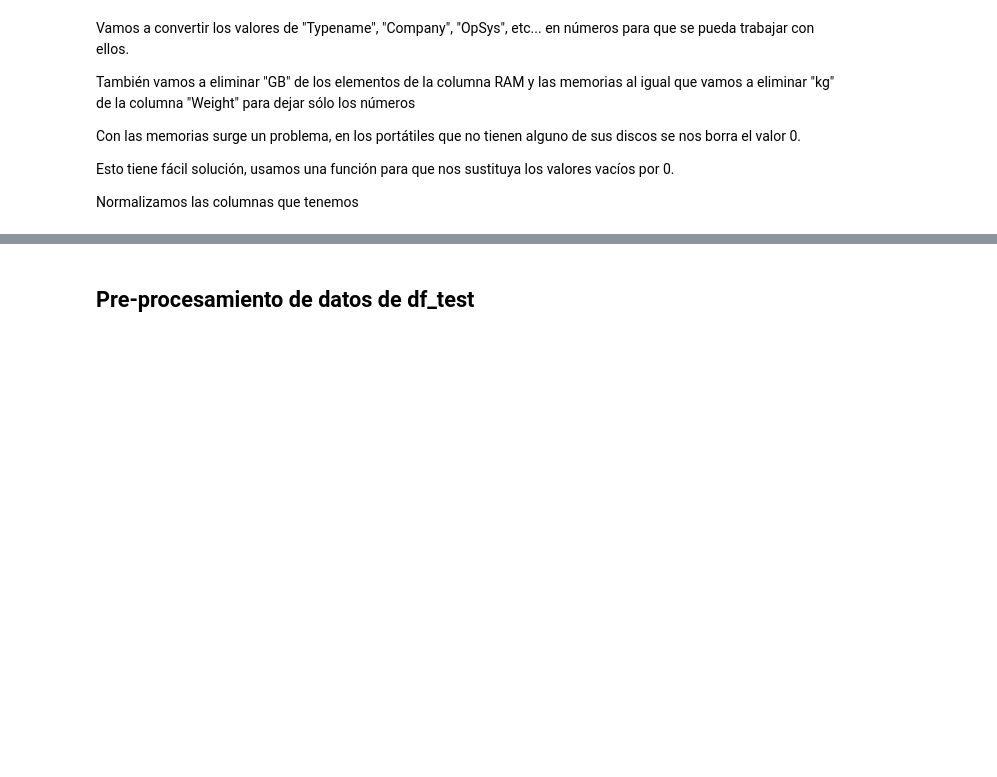
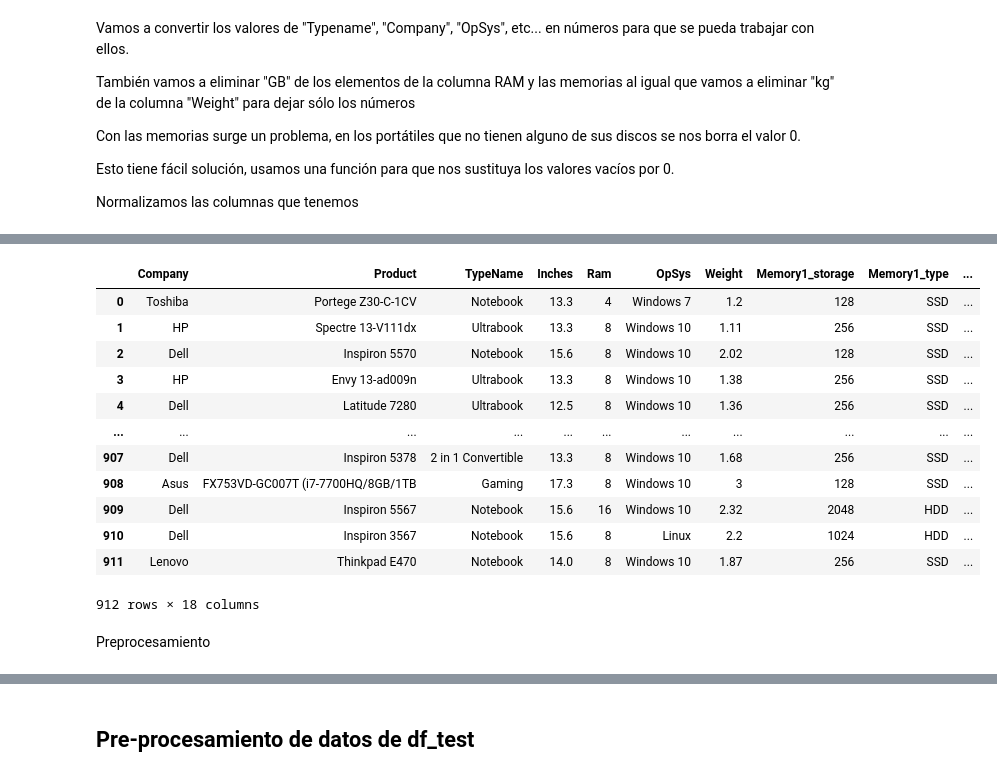
Before and after one commit to w-dan/ML-practica1, a Jupyter notebook: train_test.ipynb, the cells around one changed output, grey strips where cells are left out. Drawn from its saved outputs; the diff is of its cells as text; code cells hidden in the pictures; blank space fills up the shorter version.

```diff
--- a/train_test.ipynb
+++ b/train_test.ipynb
@@ -181,0 +231,24 @@ df_train
+# %%
+prueba = df_train['Gpu'].str.split()
+Gpu_Company = [x[0] for x in prueba]
+Gpu_Model = [" ".join(x[1:]) for x in prueba]
+df_train['Gpu_Company'] = pd.DataFrame(Gpu_Company)
+df_train['Gpu_Model'] = pd.DataFrame(Gpu_Model)
+df_train = df_train.drop('Gpu', axis=1)
+df_train
+# %% [output]
+|  | Company | Product | TypeName | Inches | Ram | OpSys | Weight | Memory1_storage | Memory1_type | ... |
+| 0 | Toshiba | Portege Z30-C-1CV | Notebook | 13.3 | 4 | Windows 7 | 1.2 | 128 | SSD | ... |
+| 1 | HP | Spectre 13-V111dx | Ultrabook | 13.3 | 8 | Windows 10 | 1.11 | 256 | SSD | ... |
+| 2 | Dell | Inspiron 5570 | Notebook | 15.6 | 8 | Windows 10 | 2.02 | 128 | SSD | ... |
+| 3 | HP | Envy 13-ad009n | Ultrabook | 13.3 | 8 | Windows 10 | 1.38 | 256 | SSD | ... |
+| 4 | Dell | Latitude 7280 | Ultrabook | 12.5 | 8 | Windows 10 | 1.36 | 256 | SSD | ... |
+| ... | ... | ... | ... | ... | ... | ... | ... | ... | ... | ... |
+| 907 | Dell | Inspiron 5378 | 2 in 1 Convertible | 13.3 | 8 | Windows 10 | 1.68 | 256 | SSD | ... |
+| 908 | Asus | FX753VD-GC007T (i7-7700HQ/8GB/1TB | Gaming | 17.3 | 8 | Windows 10 | 3 | 128 | SSD | ... |
+| 909 | Dell | Inspiron 5567 | Notebook | 15.6 | 16 | Windows 10 | 2.32 | 2048 | HDD | ... |
+| 910 | Dell | Inspiron 3567 | Notebook | 15.6 | 8 | Linux | 2.2 | 1024 | HDD | ... |
+| 911 | Lenovo | Thinkpad E470 | Notebook | 14.0 | 8 | Windows 10 | 1.87 | 256 | SSD | ... |
+912 rows × 18 columns
+# %% [markdown]
+Preprocesamiento
```
Also changed, not shown: parts of 20 cells of this notebook.
